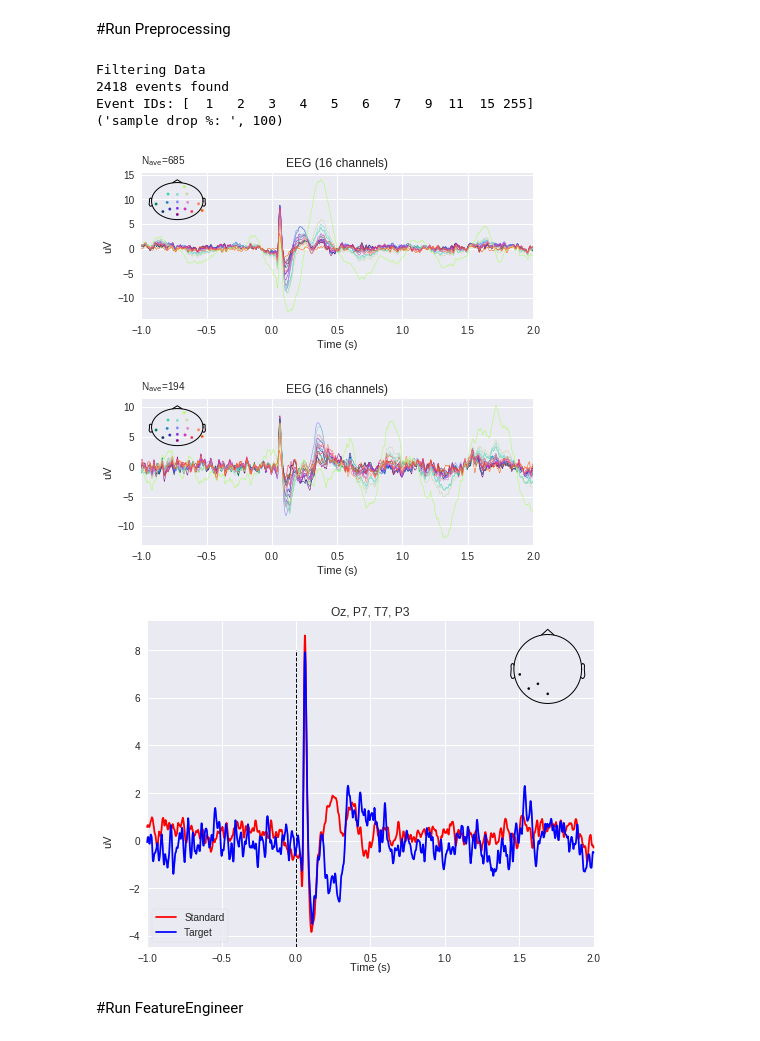
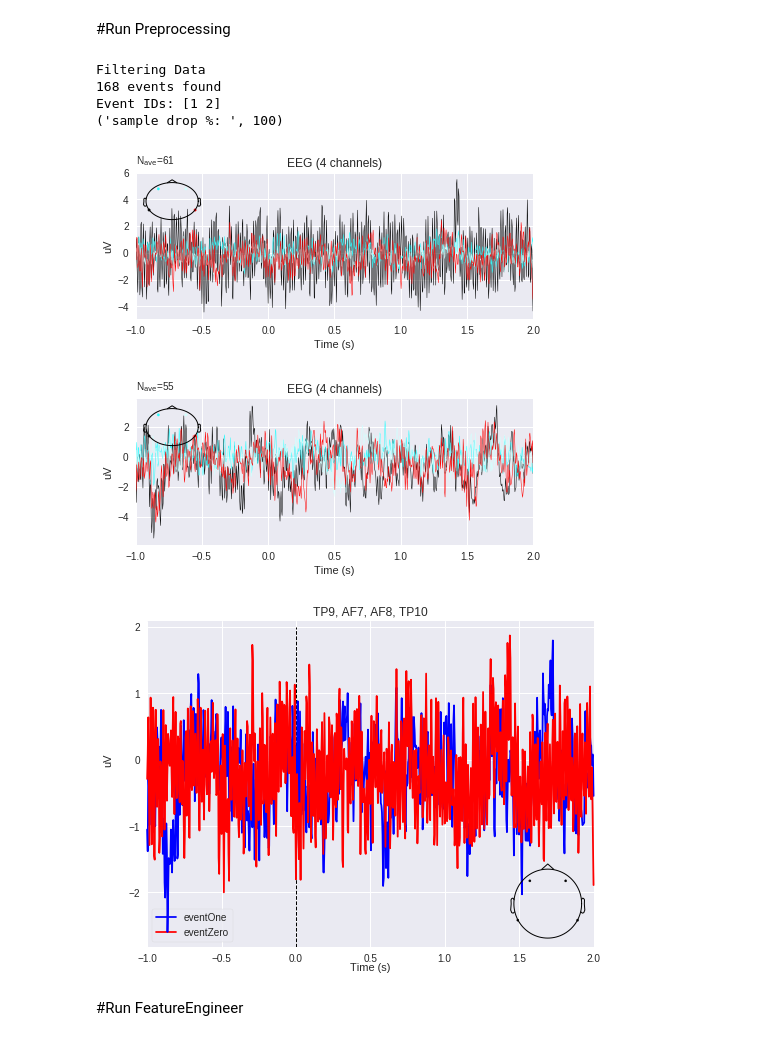
Before and after one commit to kylemath/DeepEEG, a Jupyter notebook: notebooks/DeepEEG.ipynb, the cells around one changed output. Saved outputs shown, nothing was run; the diff lists cells and outputs as text; code cells hidden in the pictures.

Commit message:
fixed ERP plotting for muse

```diff
--- a/notebooks/DeepEEG.ipynb
+++ b/notebooks/DeepEEG.ipynb
@@ -118,17 +119,17 @@ nsesh = 1
 #number of sessions in each subject folder
 
 ## Can load other experiments like this - NN and CNN model works great
-subs = [ 1]
-nsesh = 1
-data_dir = 'visual/P300'
-event_names = ['Standard','Target']
+#subs = [ 1]
+#nsesh = 1
+#data_dir = 'visual/P300'
+#event_names = ['Standard','Target']
 ##
 
 ## Can load other experiments like this - NN and CNN model works best here
-#subs = [ 4]
-#nsesh = 1
-#data_dir = 'visual/SSVEP'
-#event_names = ['30Hz','20Hz']
+subs = [ 4]
+nsesh = 1
+data_dir = 'visual/SSVEP'
+event_names = ['f30Hz','f20Hz']
 
 ##
 
@@ -173,27 +174,27 @@ Ready.
 # %%
 from DeepEEG.tools import preprocess
 ##Preprocessing Settings
 event_id = {event_names[1]: event_nums[1], event_names[0]: event_nums[0]} #create dict
 
 epochs = preprocess(raw, event_id,
-                    plot_psd=False,plot_events=False)
+                    plot_psd=False,plot_events=False,plot_erp=True)
 
 
 #plot_psd=False, filter_data=True,
 #eeg_filter_highpass=1, plot_events=False, epoch_time=(-.1,.8),
 #baseline=(-.1,0), rej_thresh_uV=150,
 #epoch_decim=1, plot_electrodes=True,
 #plot_erp=True
 
 #keep epoch_decim=1 if using frequency_domain
 # %% [output]
 Filtering Data
-2418 events found
-Event IDs: [  1   2   3   4   5   6   7   9  11  15 255]
+168 events found
+Event IDs: [1 2]
 ('sample drop %: ', 100)
-[figure, old version]
+[figure, new version]
-[figure, old version]
+[figure, new version]
-[figure, old version]
+[figure, new version]
 # %% [markdown]
 #Run FeatureEngineer
 # %%
```
Also changed, not shown: parts of 5 cells of this notebook.
